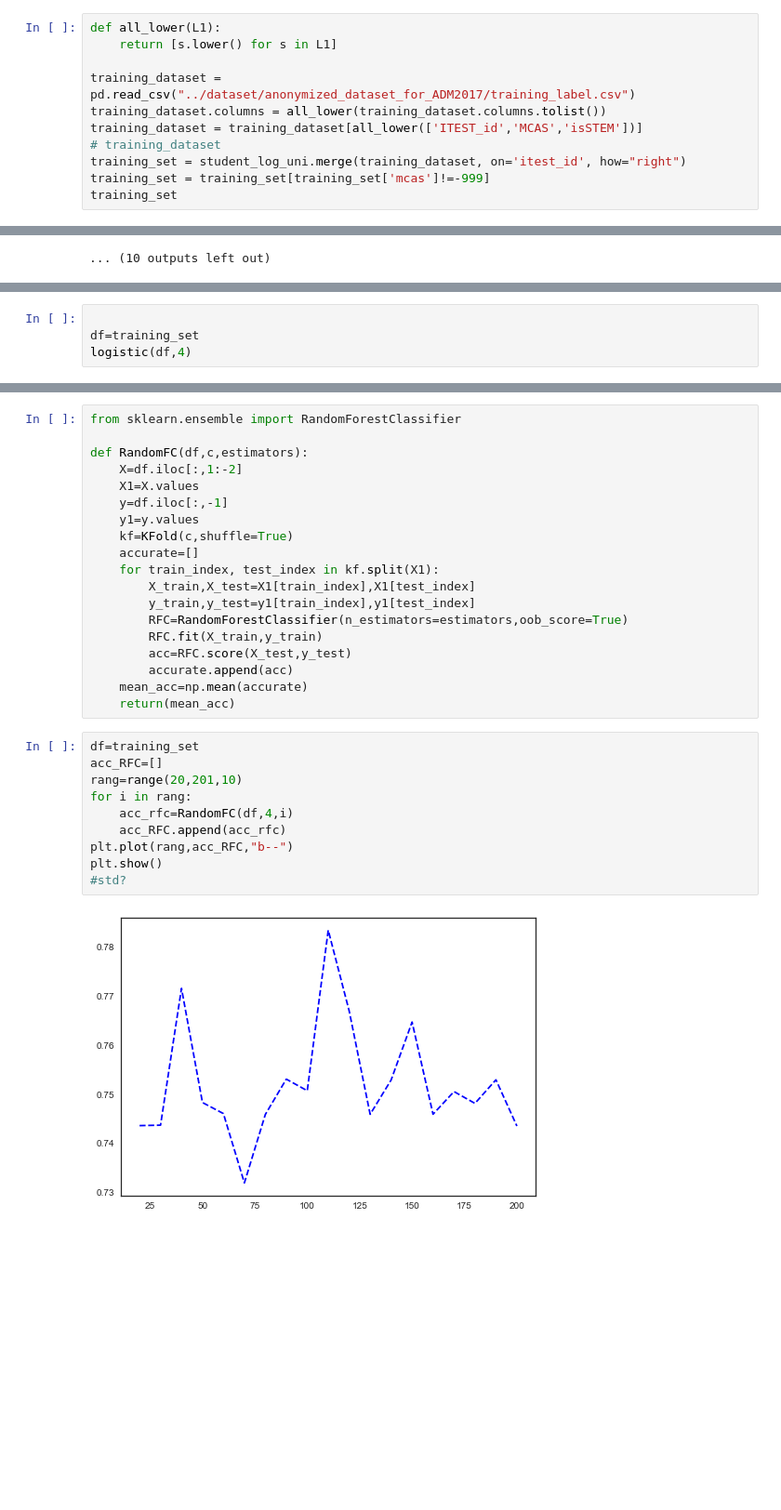
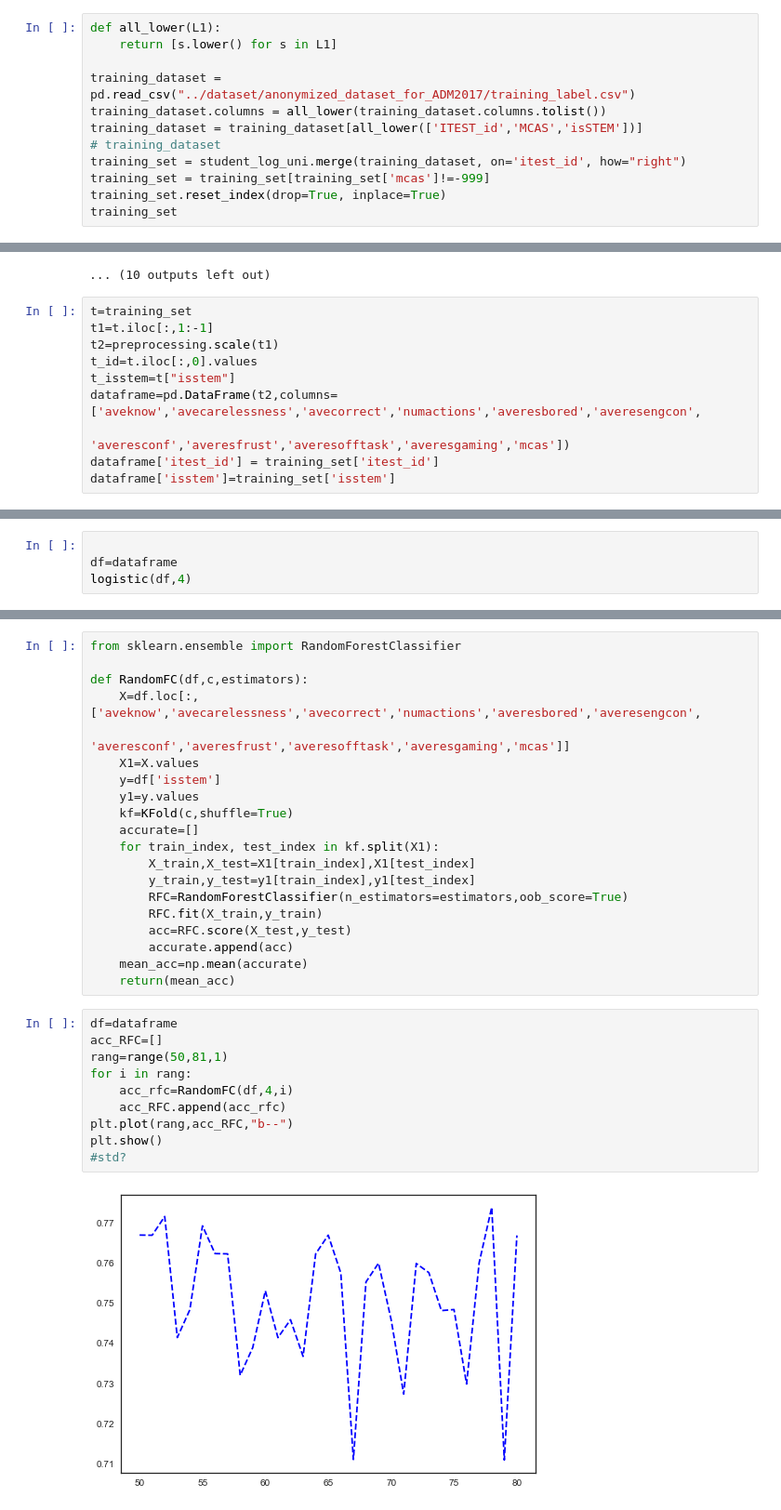
Before and after one commit to zyfzjsc988/DataMining, a Jupyter notebook: Qi_Fay_Joy/preprocess.ipynb, the cells around one changed output, grey strips where cells are left out. Shown at 93% size. Cells and saved outputs as stored; diff of their text form; blank space fills up the shorter version.

Commit message:
preprocessing

```diff
--- a/Qi_Fay_Joy/preprocess.ipynb
+++ b/Qi_Fay_Joy/preprocess.ipynb
@@ -67,6 +67,7 @@ training_dataset = training_dataset[all_lower(['ITEST_id','MCAS','isSTEM'])]
 # training_dataset
 training_set = student_log_uni.merge(training_dataset, on='itest_id', how="right")
 training_set = training_set[training_set['mcas']!=-999]
+training_set.reset_index(drop=True, inplace=True)
 training_set
 # %% [output]
 |  | itest_id | aveknow | avecarelessness | avecorrect | numactions | averesbored | averesengcon | averesconf | ... |
@@ -123,6 +124,16 @@ feature name: averesbored
 feature name: averesengcon
 [figure]
 ... (10 outputs left out)
+# %%
+t=training_set
+t1=t.iloc[:,1:-1]
+t2=preprocessing.scale(t1)
+t_id=t.iloc[:,0].values
+t_isstem=t["isstem"]
+dataframe=pd.DataFrame(t2,columns=['aveknow','avecarelessness','avecorrect','numactions','averesbored','averesengcon',
+                         'averesconf','averesfrust','averesofftask','averesgaming','mcas'])
+dataframe['itest_id'] = training_set['itest_id']
+dataframe['isstem']=training_set['isstem']
 # %%
 from sklearn.linear_model import LogisticRegression
 from sklearn.model_selection import KFold
@@ -145,6 +158,6 @@ def logistic(df,c):
     return(mean_acc)
 # %%
 
-df=training_set
+df=dataframe
 logistic(df,4)
 # %% [output]
@@ -153,9 +166,10 @@ logistic(df,4)
 from sklearn.ensemble import RandomForestClassifier
 
 def RandomFC(df,c,estimators):
-    X=df.iloc[:,1:-2]
+    X=df.loc[:,['aveknow','avecarelessness','avecorrect','numactions','averesbored','averesengcon',
+                         'averesconf','averesfrust','averesofftask','averesgaming','mcas']]
     X1=X.values
-    y=df.iloc[:,-1]
+    y=df['isstem']
     y1=y.values
     kf=KFold(c,shuffle=True)
     accurate=[]
@@ -169,14 +183,14 @@ def RandomFC(df,c,estimators):
     mean_acc=np.mean(accurate)
     return(mean_acc)
 # %%
-df=training_set
+df=dataframe
 acc_RFC=[]
-rang=range(20,201,10)
+rang=range(50,81,1)
 for i in rang:
     acc_rfc=RandomFC(df,4,i)
     acc_RFC.append(acc_rfc)
 plt.plot(rang,acc_RFC,"b--")
 plt.show()
 #std?
 # %% [output]
-[figure, old version]
+[figure, new version]
```
Also changed, not shown: parts of 3 cells of this notebook.
